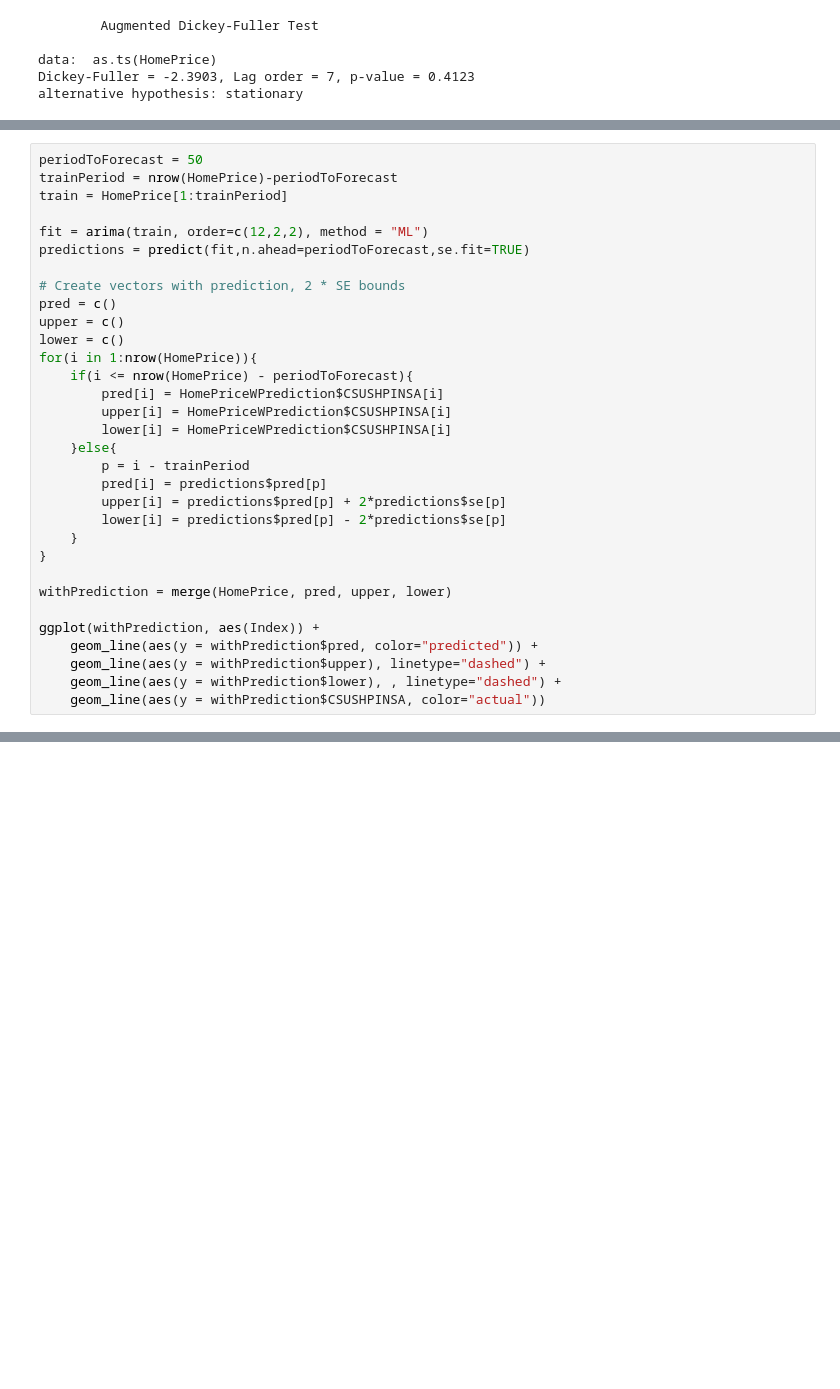
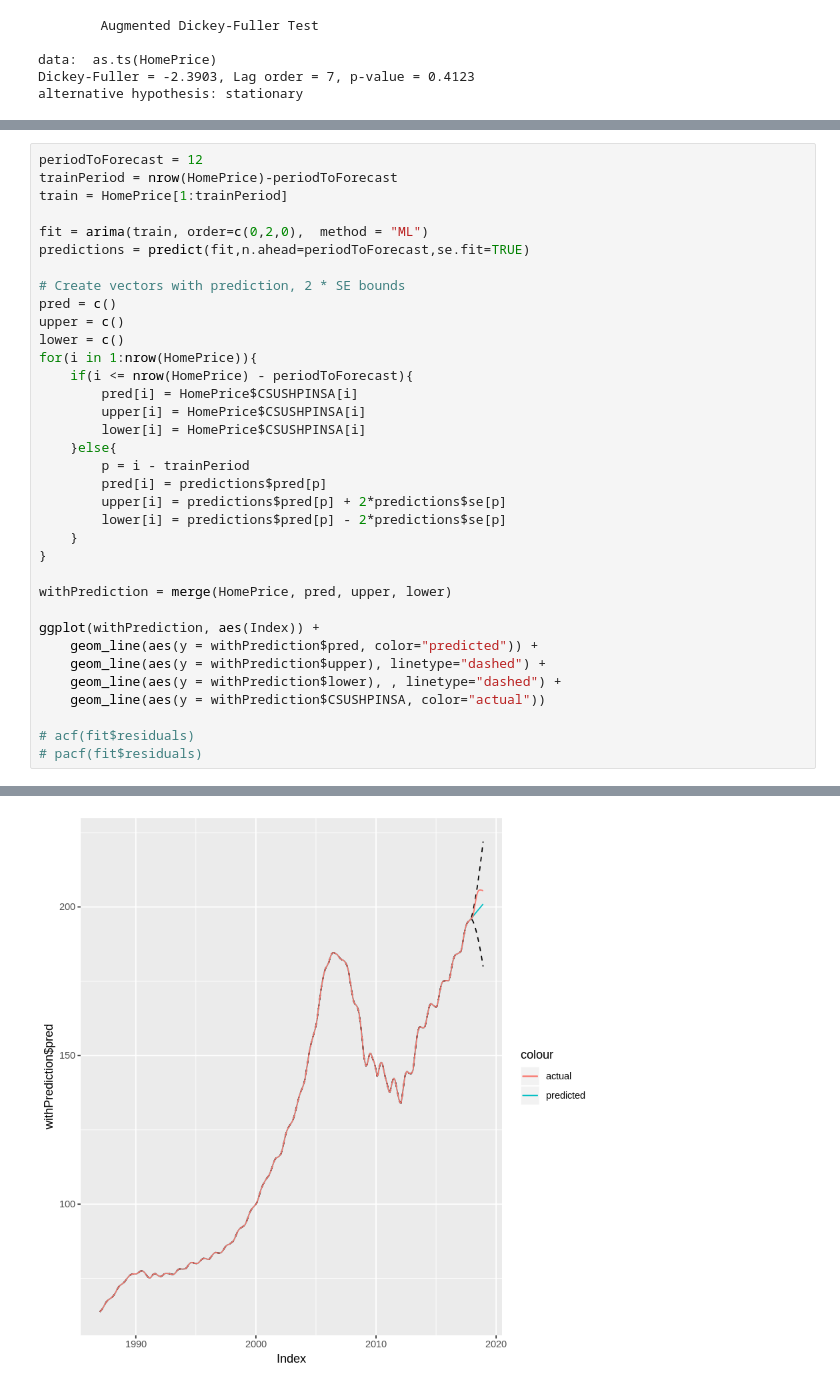
Before and after one commit to yehjxraymond/wqu_econometrics_group_proj, a Jupyter notebook: Univariate Time Series.ipynb, the cells around one changed output, grey strips where cells are left out. Saved outputs shown, nothing was run; the diff lists cells and outputs as text; blank space fills up the shorter version.

```diff
--- a/Univariate Time Series.ipynb
+++ b/Univariate Time Series.ipynb
@@ -127,9 +131,9 @@ X-squared = 114.57, df = 1, p-value < 2.2e-16
 # %%
-periodToForecast = 50
+periodToForecast = 12
 trainPeriod = nrow(HomePrice)-periodToForecast
 train = HomePrice[1:trainPeriod]
 
-fit = arima(train, order=c(12,2,2), method = "ML")
+fit = arima(train, order=c(0,2,0),  method = "ML")
 predictions = predict(fit,n.ahead=periodToForecast,se.fit=TRUE)
 
 # Create vectors with prediction, 2 * SE bounds
@@ -138,9 +142,9 @@ upper = c()
 lower = c()
 for(i in 1:nrow(HomePrice)){
     if(i <= nrow(HomePrice) - periodToForecast){
-        pred[i] = HomePriceWPrediction$CSUSHPINSA[i]
-        upper[i] = HomePriceWPrediction$CSUSHPINSA[i]
-        lower[i] = HomePriceWPrediction$CSUSHPINSA[i]
+        pred[i] = HomePrice$CSUSHPINSA[i]
+        upper[i] = HomePrice$CSUSHPINSA[i]
+        lower[i] = HomePrice$CSUSHPINSA[i]
     }else{
         p = i - trainPeriod
         pred[i] = predictions$pred[p]
@@ -156,3 +160,7 @@ ggplot(withPrediction, aes(Index)) +
     geom_line(aes(y = withPrediction$upper), linetype="dashed") +
     geom_line(aes(y = withPrediction$lower), , linetype="dashed") +
     geom_line(aes(y = withPrediction$CSUSHPINSA, color="actual"))
+
+# acf(fit$residuals)
+# pacf(fit$residuals)
+# %% [output]
@@ -158,0 +168 @@ ggplot(withPrediction, aes(Index)) +
+[figure, added]
```
Also changed, not shown: parts of 17 cells of this notebook.
